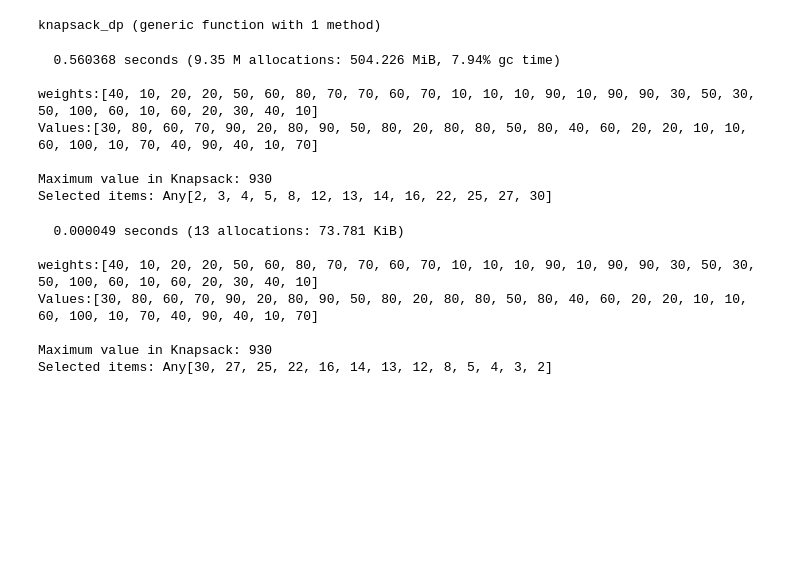
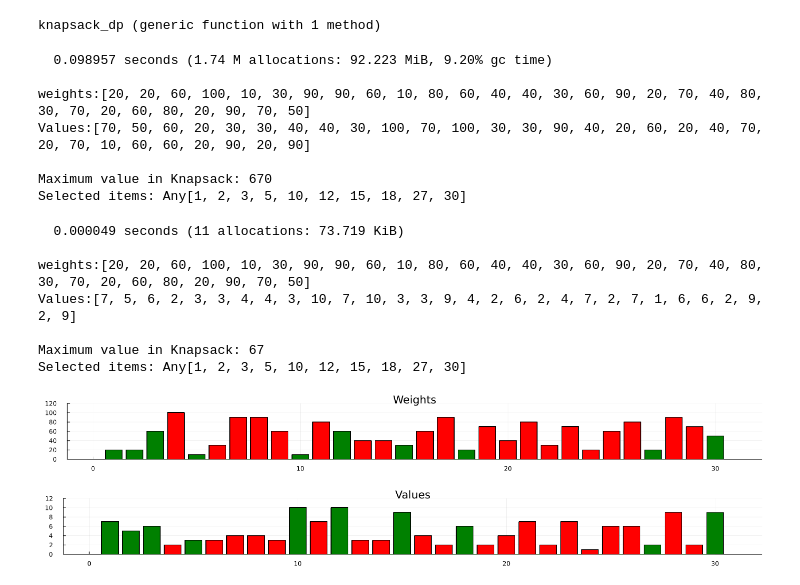
Before and after one commit to MortezaBabazadehShareh/MathClub, a Jupyter notebook: Knapsack.ipynb, the cells around one changed output. Cells and saved outputs as stored; diff of their text form; code cells hidden in the pictures; blank space fills up the shorter version.

```diff
--- a/Knapsack.ipynb
+++ b/Knapsack.ipynb
@@ -65,11 +66,11 @@ end
 # %% [output]
 knapsack_dp (generic function with 1 method)
 # %%
-# Example usage
+# Example usage of the divide & conquer function
 using Random
-Random.seed!(10)
+Random.seed!(100)
 weights =rand(1:10, 30) * 10
-values = rand(1:10, 30) * 10
+values = rand(1:10, 30) * 1
 W = 300
 n = length(weights)
 
@@ -79,31 +80,63 @@ println("Values:", values)
 println("\nMaximum value in Knapsack: ", max_value)
 println("Selected items: ", reverse(selected_items))
 # %% [output]
-  0.560368 seconds (9.35 M allocations: 504.226 MiB, 7.94% gc time)
+  0.098957 seconds (1.74 M allocations: 92.223 MiB, 9.20% gc time)
 
-weights:[40, 10, 20, 20, 50, 60, 80, 70, 70, 60, 70, 10, 10, 10, 90, 10, 90, 90, 30, 50, 30, 50, 100, 60, 10, 60, 20, 30, 40, 10]
-Values:[30, 80, 60, 70, 90, 20, 80, 90, 50, 80, 20, 80, 80, 50, 80, 40, 60, 20, 20, 10, 10, 60, 100, 10, 70, 40, 90, 40, 10, 70]
+weights:[20, 20, 60, 100, 10, 30, 90, 90, 60, 10, 80, 60, 40, 40, 30, 60, 90, 20, 70, 40, 80, 30, 70, 20, 60, 80, 20, 90, 70, 50]
+Values:[70, 50, 60, 20, 30, 30, 40, 40, 30, 100, 70, 100, 30, 30, 90, 40, 20, 60, 20, 40, 70, 20, 70, 10, 60, 60, 20, 90, 20, 90]
 
-Maximum value in Knapsack: 930
-Selected items: Any[2, 3, 4, 5, 8, 12, 13, 14, 16, 22, 25, 27, 30]
+Maximum value in Knapsack: 670
+Selected items: Any[1, 2, 3, 5, 10, 12, 15, 18, 27, 30]
 # %%
-# Example usage
+# Example usage of the dynamic programming function
 using Random
-Random.seed!(10)
+Random.seed!(100)
 weights =rand(1:10, 30) * 10
-values = rand(1:10, 30) * 10
+values = rand(1:10, 30) * 1
 W = 300
 
 @time max_value, selected_items = knapsack_dp(W, weights, values)
 println("\nweights:", weights)
 println("Values:", values)
 println("\nMaximum value in Knapsack: ", max_value)
-println("Selected items: ", reverse(selected_items))
+println("Selected items: ", selected_items)
 # %% [output]
-  0.000049 seconds (13 allocations: 73.781 KiB)
+  0.000049 seconds (11 allocations: 73.719 KiB)
 
-weights:[40, 10, 20, 20, 50, 60, 80, 70, 70, 60, 70, 10, 10, 10, 90, 10, 90, 90, 30, 50, 30, 50, 100, 60, 10, 60, 20, 30, 40, 10]
-Values:[30, 80, 60, 70, 90, 20, 80, 90, 50, 80, 20, 80, 80, 50, 80, 40, 60, 20, 20, 10, 10, 60, 100, 10, 70, 40, 90, 40, 10, 70]
+weights:[20, 20, 60, 100, 10, 30, 90, 90, 60, 10, 80, 60, 40, 40, 30, 60, 90, 20, 70, 40, 80, 30, 70, 20, 60, 80, 20, 90, 70, 50]
+Values:[7, 5, 6, 2, 3, 3, 4, 4, 3, 10, 7, 10, 3, 3, 9, 4, 2, 6, 2, 4, 7, 2, 7, 1, 6, 6, 2, 9, 2, 9]
 
-Maximum value in Knapsack: 930
-Selected items: Any[30, 27, 25, 22, 16, 14, 13, 12, 8, 5, 4, 3, 2]
+Maximum value in Knapsack: 67
+Selected items: Any[1, 2, 3, 5, 10, 12, 15, 18, 27, 30]
+# %%
+### visuially showing the results
+using Plots
+
+# Function to determine the color
+get_color(index) = index in selected_items ? :green : :red
+
+# Initialize the plots with empty data
+p_weights = plot(1:length(weights), fill(0, length(weights)),
+                 title="Weights", xlabel="Items", ylabel="Weight",
+                 legend=false, ylim=(0, maximum(weights)*1.2), color=:green, size=(1400,150))
+
+p_values = plot(1:length(values), fill(0, length(values)),
+                title="Values", xlabel="Items", ylabel="Value",
+                legend=false, ylim=(0, maximum(values)*1.2), color=:green, size=(1400,150))
+
+
+for i in 1:length(weights)
+    # Update weights plot
+    bar!(p_weights, 1:i, weights[1:i],
+         color=[get_color(j) for j in 1:i])
+
+    # Update values plot
+    bar!(p_values, 1:i, values[1:i],
+         color=[get_color(j) for j in 1:i])
+
+end
+display(p_weights)
+display(p_values)
+# %% [output]
+[figure, added]
+[figure, added]
```
Also changed, not shown: parts of 2 cells of this notebook, 5 other files.
